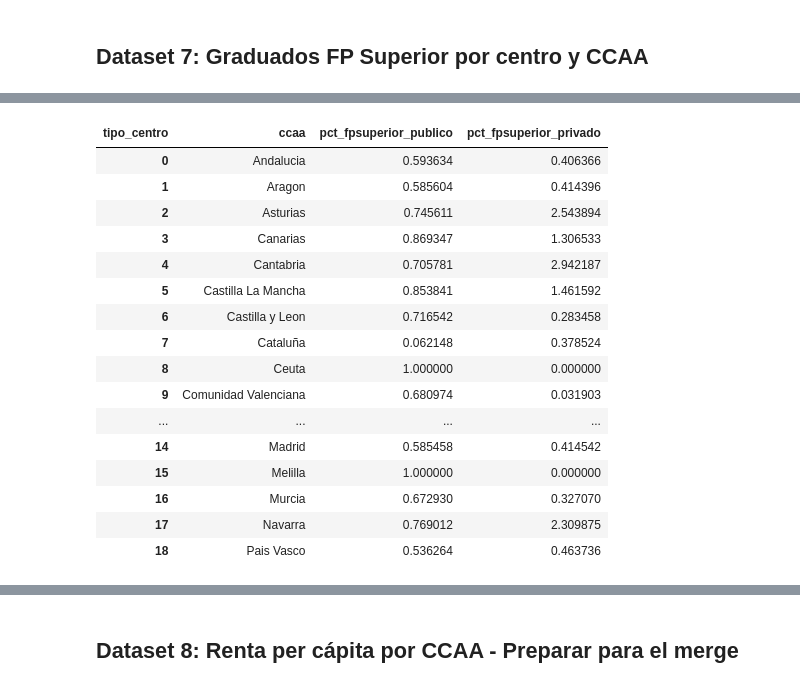
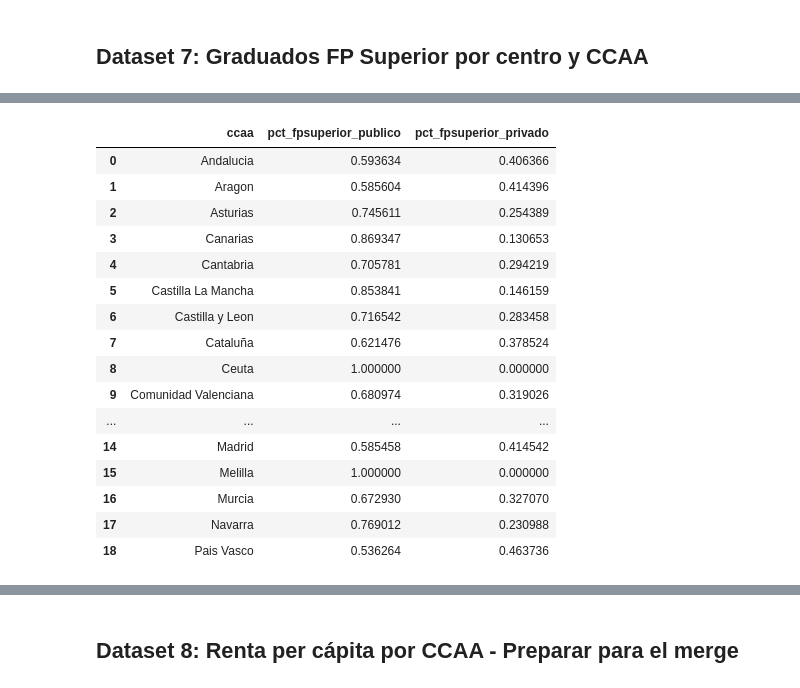
Before and after one commit to mariaduquelaredo/TFG---Maria-Duque, a Jupyter notebook: Notebook/IngenieriaDatoBase2.ipynb, the cells around one changed output, grey strips where cells are left out. Saved outputs shown, nothing was run; the diff lists cells and outputs as text; code cells hidden in the pictures.

```diff
--- a/Notebook/IngenieriaDatoBase2.ipynb
+++ b/Notebook/IngenieriaDatoBase2.ipynb
@@ -969,7 +1059,8 @@ None
 graduados_FPSuperior = pd.read_csv(
     "../raw/graduados_FPSuperior_centro.csv",
     sep="\t",
-    encoding="latin-1"
+    encoding="latin-1",
+    dtype=str
 )
 
 # Renombramos las columnas
@@ -990,11 +1081,14 @@ graduados_FPSuperior = graduados_FPSuperior.drop(
 # Limpiamos las Comunidades Autónomas
 # 1. Eliminamos el código numérico delante de la CCAA
 
-graduados_FPSuperior["ccaa"] = graduados_FPSuperior["ccaa"].str.replace(
-    r"^\d+\s", "", regex=True
+graduados_FPSuperior["ccaa"] = (
+    graduados_FPSuperior["ccaa"]
+    .str.replace(r"^\d+\s+", "", regex=True)  # quitamos código numérico
+    .str.strip()
+    .str.upper()
 )
 
-# 2. Normalizamos los nombres de las CCAA
+# 3. Normalizamos los nombres de las CCAA
 
 graduados_FPSuperior["ccaa"] = graduados_FPSuperior["ccaa"].str.strip()
 
@@ -1024,12 +1118,7 @@ graduados_FPSuperior["ccaa"] = graduados_FPSuperior["ccaa"].replace(reemplazos_c
 
 # Limpiamos la variable 'alumnos_fp_superior'
 
-graduados_FPSuperior["alumnos_fp_superior"] = (
-    graduados_FPSuperior["alumnos_fp_superior"]
-    .astype(str)
-    .str.replace(".", "", regex=False)
-    .astype(float)
-)
+graduados_FPSuperior["alumnos_fp_superior"] = graduados_FPSuperior["alumnos_fp_superior"].apply(limpiar_numero_educabase)
 
 # Normalizamos la variable 'tipo_centro'
 
@@ -1039,13 +1128,30 @@ graduados_FPSuperior["tipo_centro"] = graduados_FPSuperior["tipo_centro"].replac
     "TODOS LOS CENTROS": "total"
 })
 
+# Comprobamos duplicados por ccaa + tipo_centro
+
+duplicados = graduados_FPSuperior.duplicated(subset=["ccaa", "tipo_centro"]).sum()
+print("Duplicados por ccaa + tipo_centro:", duplicados)
+
 # Transformamos los datos para pasarlos de formato 'long' (cada ccaa aparece en varias filas) a 'wide'(ccaa solo aparece una vez) pivotando el dataset
 
-df_fpsuperior_pivot = graduados_FPSuperior.pivot(
-    index="ccaa",
-    columns="tipo_centro",
-    values="alumnos_fp_superior"
-).reset_index()
+if duplicados == 0:
+    df_fpsuperior_pivot = graduados_FPSuperior.pivot(
+        index="ccaa",
+        columns="tipo_centro",
+        values="alumnos_fp_superior"
+    ).reset_index()
+else:
+    df_fpsuperior_pivot = graduados_FPSuperior.pivot_table(
+        index="ccaa",
+        columns="tipo_centro",
+        values="alumnos_fp_superior",
+        aggfunc="sum"
+    ).reset_index()
+
+# Quitamos el nombre del índice de columnas por estética
+
+df_fpsuperior_pivot.columns.name = None
 
 # Dado que en este dataset no nos dan los % de alumnos graduados sino el número vamos a calcular el porcentaje
 
@@ -1056,6 +1162,23 @@ df_fpsuperior_pivot["pct_fpsuperior_publico"] = (
 df_fpsuperior_pivot["pct_fpsuperior_privado"] = (
     df_fpsuperior_pivot["centro_privado"] / df_fpsuperior_pivot["total"]
 )
+
+# Validamos que el porcentaje calculado tiene coherencia
+
+df_fpsuperior_pivot["check_suma"] = (
+    df_fpsuperior_pivot["pct_fpsuperior_publico"] +
+    df_fpsuperior_pivot["pct_fpsuperior_privado"]
+)
+
+print(df_fpsuperior_pivot[[
+    "ccaa",
+    "centro_publico",
+    "centro_privado",
+    "total",
+    "pct_fpsuperior_publico",
+    "pct_fpsuperior_privado",
+    "check_suma"
+]])
 
 # Limpiamos el dataset, nos quedamos con las variables que ya son útiles
 
@@ -1079,8 +1202,8 @@ print("Duplicados:", df_fpsuperior_pivot.duplicated(subset=["ccaa"]).sum())
 
 # Visualizamos el dataset final limpio
 
+print(df_fpsuperior_pivot.info())
 display(df_fpsuperior_pivot)
-print(df_fpsuperior_pivot.info())
 
 # Guardamos el dataset limpio y pivotado
 
@@ -1088,6 +1211,4 @@ df_fpsuperior_pivot.to_csv(
     "../processed/graduados_FPSuperior_centro_clean.csv",
     index=False
 )
-
-print(df_fpsuperior_pivot.head())
 # %% [output]
@@ -1100,17 +1232,17 @@ Duplicados: 0
-| tipo_centro | ccaa | pct_fpsuperior_publico | pct_fpsuperior_privado |
+|  | ccaa | pct_fpsuperior_publico | pct_fpsuperior_privado |
 | 0 | Andalucia | 0.593634 | 0.406366 |
 | 1 | Aragon | 0.585604 | 0.414396 |
-| 2 | Asturias | 0.745611 | 2.543894 |
-| 3 | Canarias | 0.869347 | 1.306533 |
-| 4 | Cantabria | 0.705781 | 2.942187 |
-| 5 | Castilla La Mancha | 0.853841 | 1.461592 |
+| 2 | Asturias | 0.745611 | 0.254389 |
+| 3 | Canarias | 0.869347 | 0.130653 |
+| 4 | Cantabria | 0.705781 | 0.294219 |
+| 5 | Castilla La Mancha | 0.853841 | 0.146159 |
 | 6 | Castilla y Leon | 0.716542 | 0.283458 |
-| 7 | Cataluña | 0.062148 | 0.378524 |
+| 7 | Cataluña | 0.621476 | 0.378524 |
 | 8 | Ceuta | 1.000000 | 0.000000 |
-| 9 | Comunidad Valenciana | 0.680974 | 0.031903 |
+| 9 | Comunidad Valenciana | 0.680974 | 0.319026 |
 | ... | ... | ... | ... |
 | 14 | Madrid | 0.585458 | 0.414542 |
 | 15 | Melilla | 1.000000 | 0.000000 |
 | 16 | Murcia | 0.672930 | 0.327070 |
-| 17 | Navarra | 0.769012 | 2.309875 |
+| 17 | Navarra | 0.769012 | 0.230988 |
 | 18 | Pais Vasco | 0.536264 | 0.463736 |
```
Also changed, not shown: parts of 4 cells of this notebook, 1 other file.
